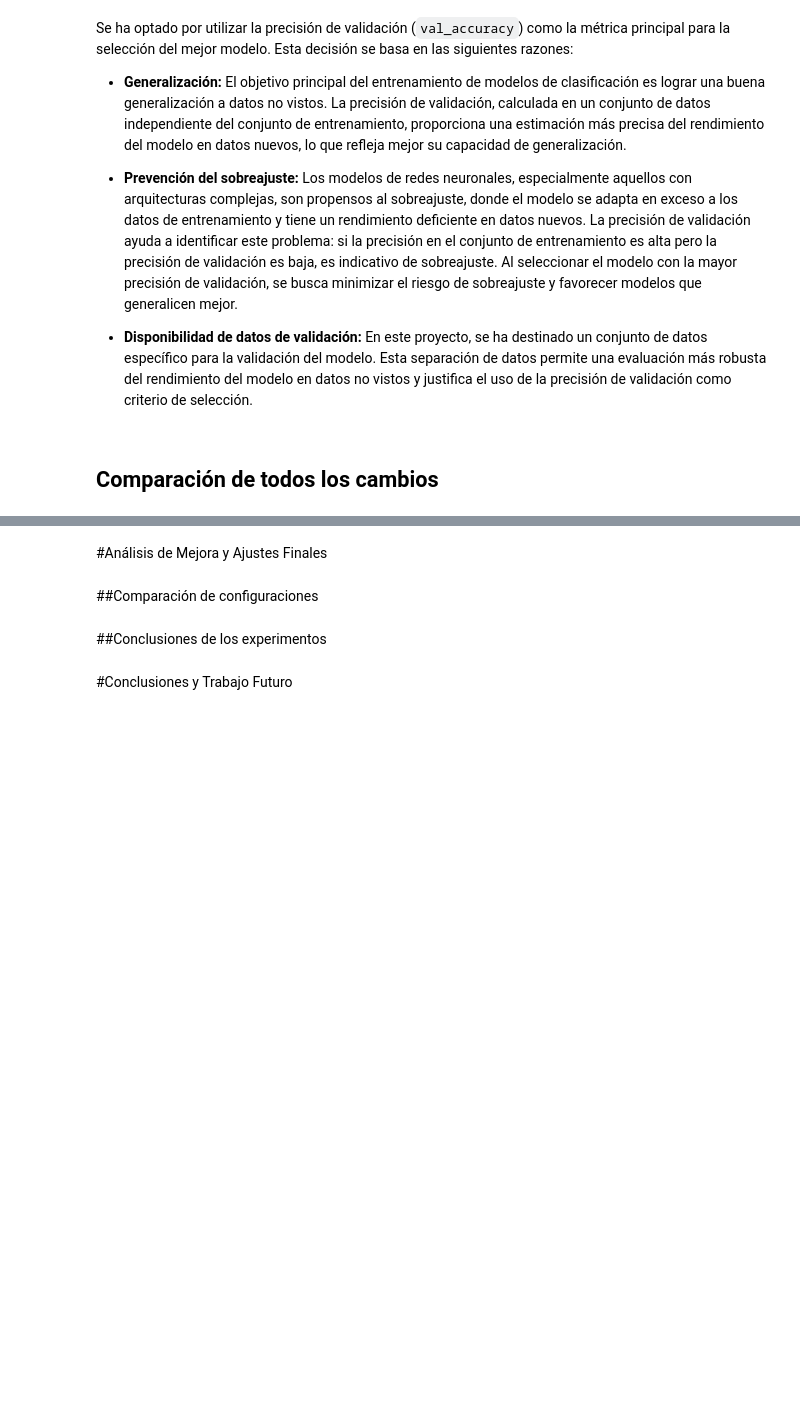
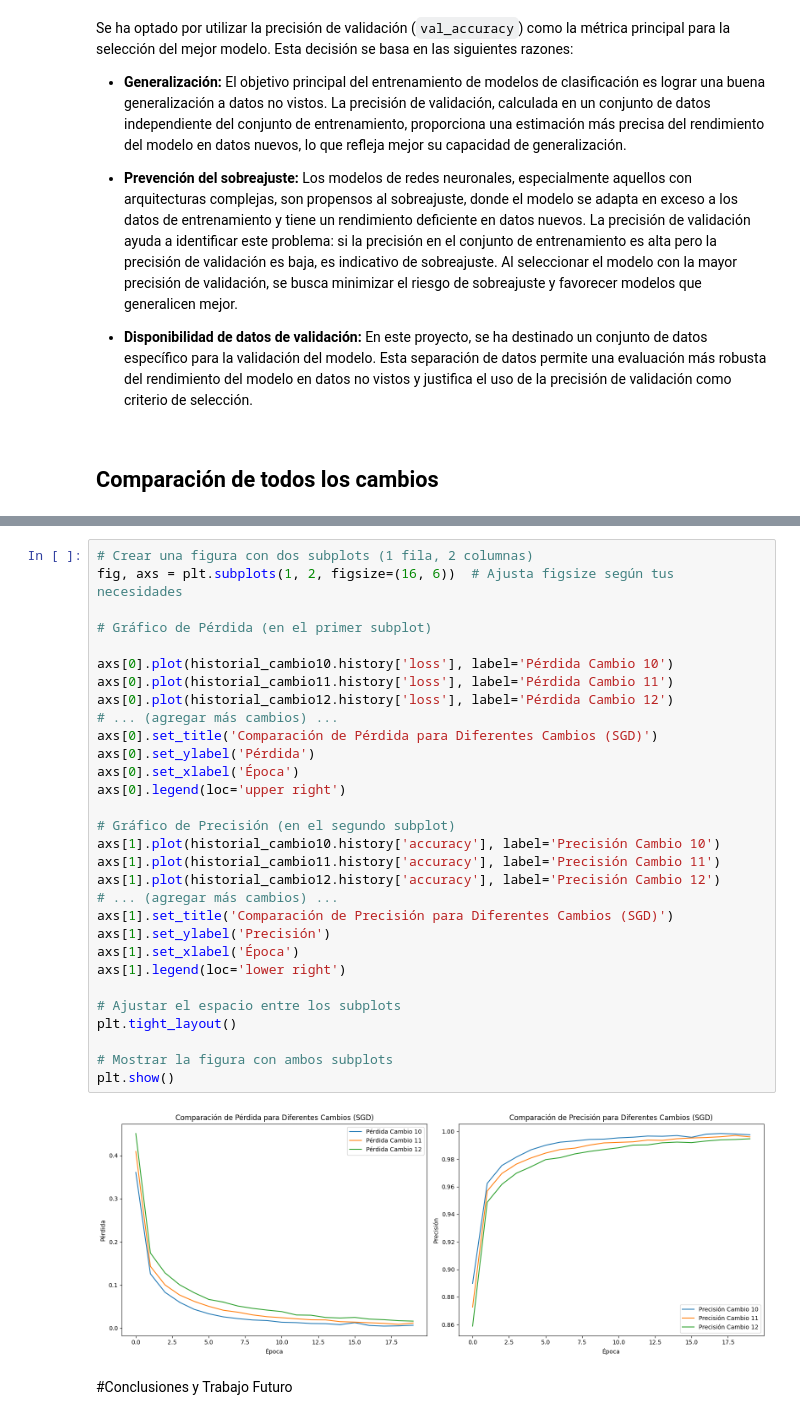
Before and after one commit to SamoooX/DLY0100_Entrega_1_Equipo_3, a Jupyter notebook: DLY0100_Entrega_1_Equipo_3.ipynb, the cells around one changed output, grey strips where cells are left out. Drawn from its saved outputs; the diff is of its cells as text; blank space fills up the shorter version.

Commit message:
Agregadas justificaciones y elementos para mejorar la lectura del informe

```diff
--- a/DLY0100_Entrega_1_Equipo_3.ipynb
+++ b/DLY0100_Entrega_1_Equipo_3.ipynb
@@ -1060,9 +1703,35 @@ plt.show()
-# %% [markdown]
-#Análisis de Mejora y Ajustes Finales
-# %% [markdown]
-##Comparación de configuraciones
-# %% [markdown]
-##Conclusiones de los experimentos
+# %%
+# Crear una figura con dos subplots (1 fila, 2 columnas)
+fig, axs = plt.subplots(1, 2, figsize=(16, 6))  # Ajusta figsize según tus necesidades
+
+# Gráfico de Pérdida (en el primer subplot)
+
+axs[0].plot(historial_cambio10.history['loss'], label='Pérdida Cambio 10')
+axs[0].plot(historial_cambio11.history['loss'], label='Pérdida Cambio 11')
+axs[0].plot(historial_cambio12.history['loss'], label='Pérdida Cambio 12')
+# ... (agregar más cambios) ...
+axs[0].set_title('Comparación de Pérdida para Diferentes Cambios (SGD)')
+axs[0].set_ylabel('Pérdida')
+axs[0].set_xlabel('Época')
+axs[0].legend(loc='upper right')
+
+# Gráfico de Precisión (en el segundo subplot)
+axs[1].plot(historial_cambio10.history['accuracy'], label='Precisión Cambio 10')
+axs[1].plot(historial_cambio11.history['accuracy'], label='Precisión Cambio 11')
+axs[1].plot(historial_cambio12.history['accuracy'], label='Precisión Cambio 12')
+# ... (agregar más cambios) ...
+axs[1].set_title('Comparación de Precisión para Diferentes Cambios (SGD)')
+axs[1].set_ylabel('Precisión')
+axs[1].set_xlabel('Época')
+axs[1].legend(loc='lower right')
+
+# Ajustar el espacio entre los subplots
+plt.tight_layout()
+
+# Mostrar la figura con ambos subplots
+plt.show()
+# %% [output]
+[figure, added]
 # %% [markdown]
 #Conclusiones y Trabajo Futuro
 # %% [markdown]
```
Also changed, not shown: parts of 108 cells of this notebook.
